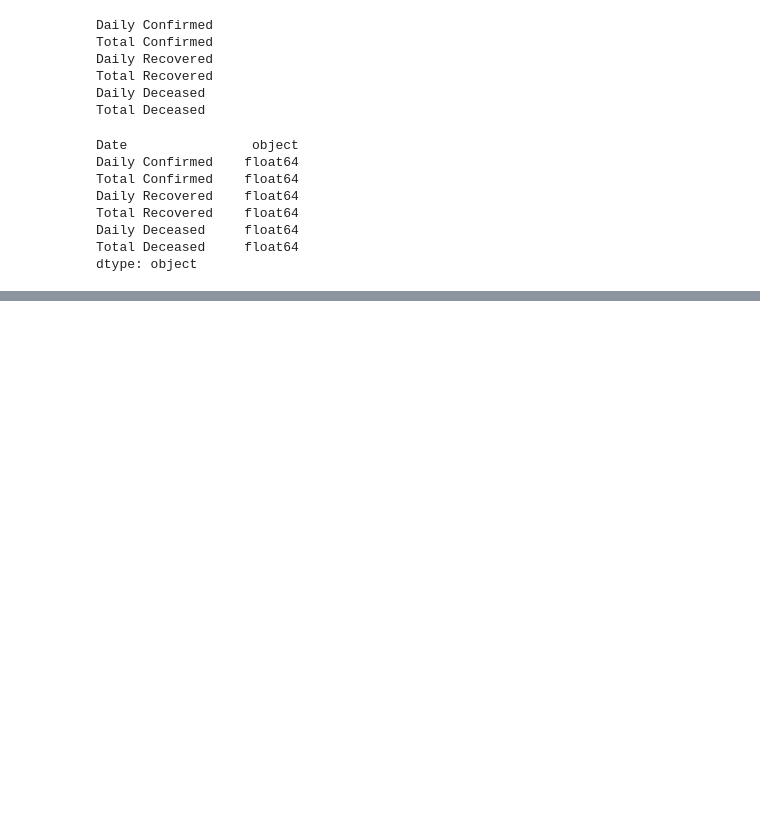
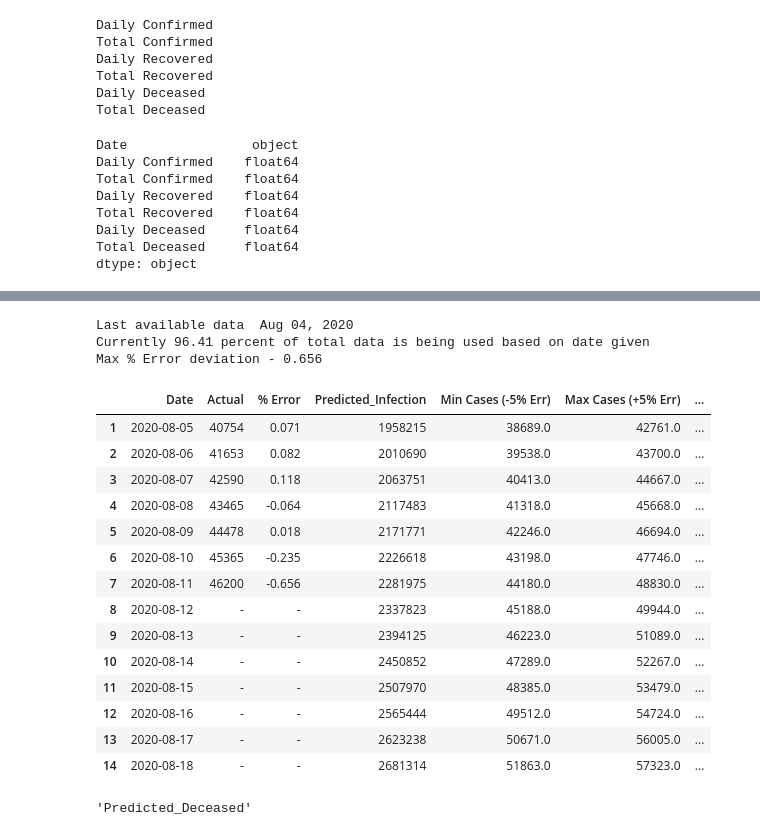
Before and after one commit to abhi7411/covid19-India, a Jupyter notebook: Covid_Predict.ipynb, the cells around one changed output, grey strips where cells are left out. Cells and saved outputs as stored; diff of their text form; code cells hidden in the pictures; blank space fills up the shorter version.

```diff
--- a/Covid_Predict.ipynb
+++ b/Covid_Predict.ipynb
@@ -289,0 +409,60 @@ Please replace it with one of the following more specific types
+# %%
+model_log_param = 'LogTotalDeceased'
+model_param = 'Total Deceased'
+
+req_data = covid[[model_param, model_log_param, 'Date']]
+
+# Removing inf values
+req_data.replace(-np.Inf, 0, inplace= True)
+
+# Initializing model and tuning the hyperparameters and checking out the results.
+
+# print("\n=====================================================================================")
+# print("=============================== Prediction Day - {0} ==================================".format(abs(delta_days)))
+# print("=====================================================================================", end="\n\n")
+model_degree = (3, 2, 1)
+res_321 = ARIMA_model(delta_days, model_degree, 'Date')
+predict_col = 'Predicted_Deceased'
+predicted_covid = predicting_values(res_321, predicted_covid, predict_col)
+# display(predicted_covid)
+
+res_321 = ARIMA_model(delta_days, model_degree, 'Percent')
+
+# Change in percentage
+delta_const = 0
+delta_ar = 0
+delta_ma = 0
+
+res_321.params[0] = res_321.params[0] + res_321.params[0] * delta_const/100
+res_321.params[1] = res_321.params[1] + res_321.params[1] * delta_ar/100
+res_321.params[2] = res_321.params[2] + res_321.params[2] * delta_ma/100
+
+predicted_covid = predicting_values(res_321, predicted_covid, predict_col)
+print('Max % Error deviation -', max(predicted_covid['% Error'].replace('-').replace(' - ', 0).astype(float).abs()))
+
+err_range = 5
+predicted_covid['Min Cases (-{0}% Err)'.format(err_range)] = round(predicted_covid[predict_col] - predicted_covid[predict_col] * err_range/100)
+predicted_covid['Max Cases (+{0}% Err)'.format(err_range)] = round(predicted_covid[predict_col] + predicted_covid[predict_col] * err_range/100)
+predicted_covid['Min Cases (-{0}% Err)'.format(err_range)].astype(int)
+predicted_covid['Max Cases (+{0}% Err)'.format(err_range)].astype(int)
+display(predicted_covid, predict_col)
+# %% [output]
+Last available data  Aug 04, 2020
+Currently 96.41 percent of total data is being used based on date given
+Max % Error deviation - 0.656
+|  | Date | Actual | % Error | Predicted_Infection | Min Cases (-5% Err) | Max Cases (+5% Err) | ... |
+| 1 | 2020-08-05 | 40754 | 0.071 | 1958215 | 38689.0 | 42761.0 | ... |
+| 2 | 2020-08-06 | 41653 | 0.082 | 2010690 | 39538.0 | 43700.0 | ... |
+| 3 | 2020-08-07 | 42590 | 0.118 | 2063751 | 40413.0 | 44667.0 | ... |
+| 4 | 2020-08-08 | 43465 | -0.064 | 2117483 | 41318.0 | 45668.0 | ... |
+| 5 | 2020-08-09 | 44478 | 0.018 | 2171771 | 42246.0 | 46694.0 | ... |
+| 6 | 2020-08-10 | 45365 | -0.235 | 2226618 | 43198.0 | 47746.0 | ... |
+| 7 | 2020-08-11 | 46200 | -0.656 | 2281975 | 44180.0 | 48830.0 | ... |
+| 8 | 2020-08-12 | - | - | 2337823 | 45188.0 | 49944.0 | ... |
+| 9 | 2020-08-13 | - | - | 2394125 | 46223.0 | 51089.0 | ... |
+| 10 | 2020-08-14 | - | - | 2450852 | 47289.0 | 52267.0 | ... |
+| 11 | 2020-08-15 | - | - | 2507970 | 48385.0 | 53479.0 | ... |
+| 12 | 2020-08-16 | - | - | 2565444 | 49512.0 | 54724.0 | ... |
+| 13 | 2020-08-17 | - | - | 2623238 | 50671.0 | 56005.0 | ... |
+| 14 | 2020-08-18 | - | - | 2681314 | 51863.0 | 57323.0 | ... |
+'Predicted_Deceased'
```
Also changed, not shown: parts of 22 cells of this notebook.
